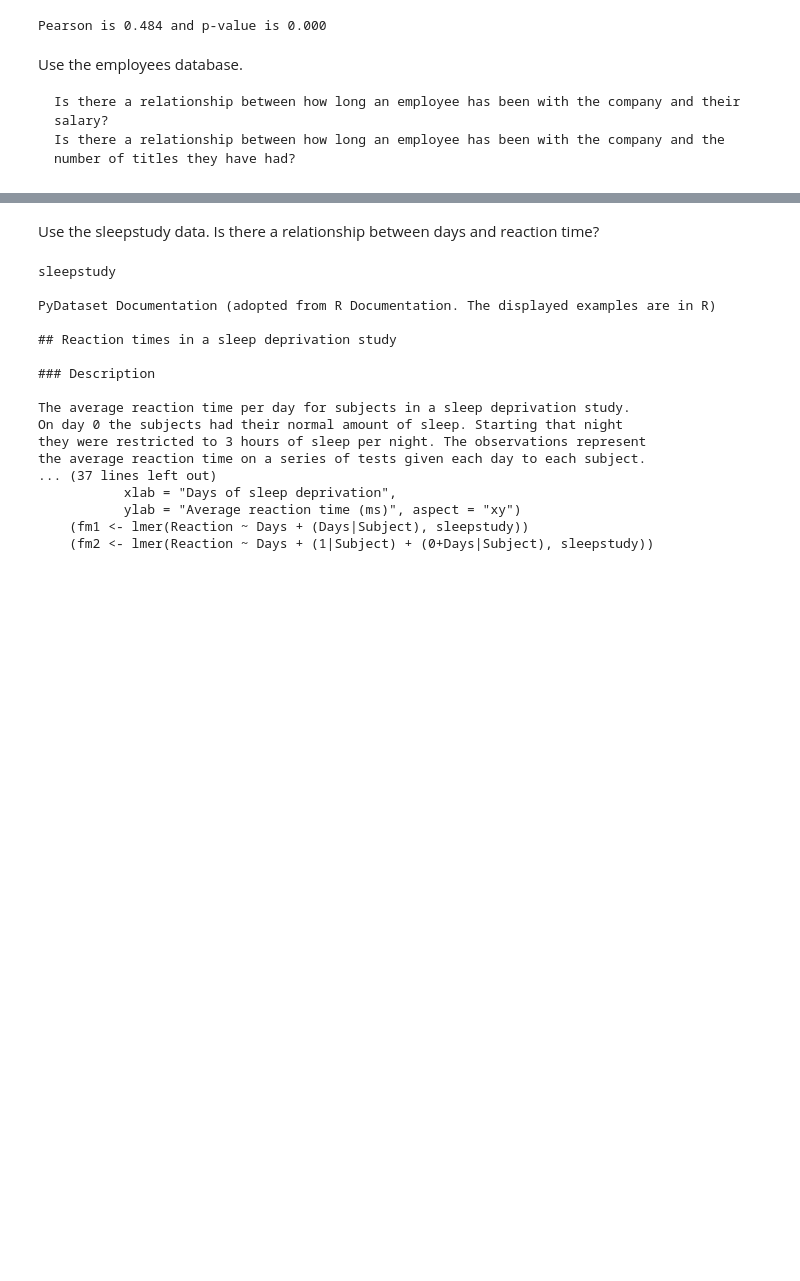
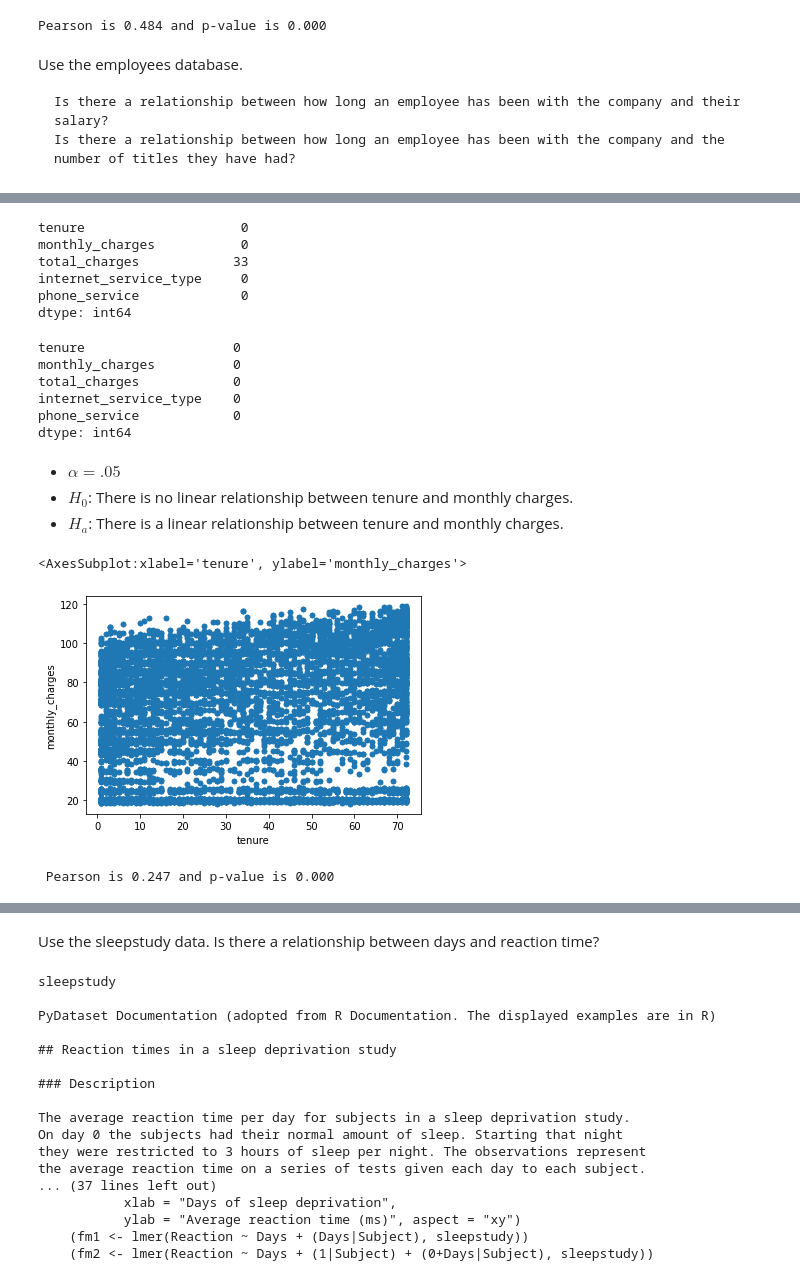
Before and after one commit to JulesMorris/statistics-exercises, a Jupyter notebook: correlation_exercises.ipynb, the cells around one changed output, grey strips where cells are left out. Cells and saved outputs as stored; diff of their text form; code cells hidden in the pictures; blank space fills up the shorter version.

Commit message:
correlation exercises and review

```diff
--- a/correlation_exercises.ipynb
+++ b/correlation_exercises.ipynb
@@ -224,0 +227,14 @@ Use the employees database.
+# %%
+from env import get_db_url
+
+#alternative from review:
+
+url = get_db_url ('telco_churn')
+
+query = '''SELECT *
+FROM customers
+JOIN internet_service_types
+'''
+
+df = pd.read_sql(query, url)
+df.head()
@@ -224,0 +260,4 @@ Use the employees database.
+# %%
+#subset into desired columns of interest:
+
+df = df[['tenure', 'monthly_charges', 'total_charges', 'internet_service_type', 'phone_service']]
@@ -224,0 +288,37 @@ Use the employees database.
+# %%
+df.total_charges = df.total_charges.replace(' ', np.nan).astype(float) #replacing whitespace with nan
+# %%
+#check data for nulls
+df.isnull().sum()
+# %% [output]
+tenure                    0
+monthly_charges           0
+total_charges            33
+internet_service_type     0
+phone_service             0
+dtype: int64
+# %%
+#drop (or fill w/mean or median) nulls
+df = df.dropna()
+df.isnull().sum() #nulls are gone now
+# %% [output]
+tenure                   0
+monthly_charges          0
+total_charges            0
+internet_service_type    0
+phone_service            0
+dtype: int64
+# %% [markdown]
+- $\alpha = .05$
+- $H_0$: There is no linear relationship between tenure and monthly charges.
+- $H_a$: There is a linear relationship between tenure and monthly charges.
+# %%
+df.plot.scatter(y = 'monthly_charges', x = 'tenure')
+# %% [output]
+<AxesSubplot:xlabel='tenure', ylabel='monthly_charges'>
+[figure, added]
+# %%
+r, p = stats.pearsonr(df.tenure, df.monthly_charges)
+print(f' Pearson is {r:.3f} and p-value is {p:.3f}') #reject the null since p-value is less than alpha
+# %% [output]
+ Pearson is 0.247 and p-value is 0.000
```
Also changed, not shown: parts of 14 cells of this notebook.
